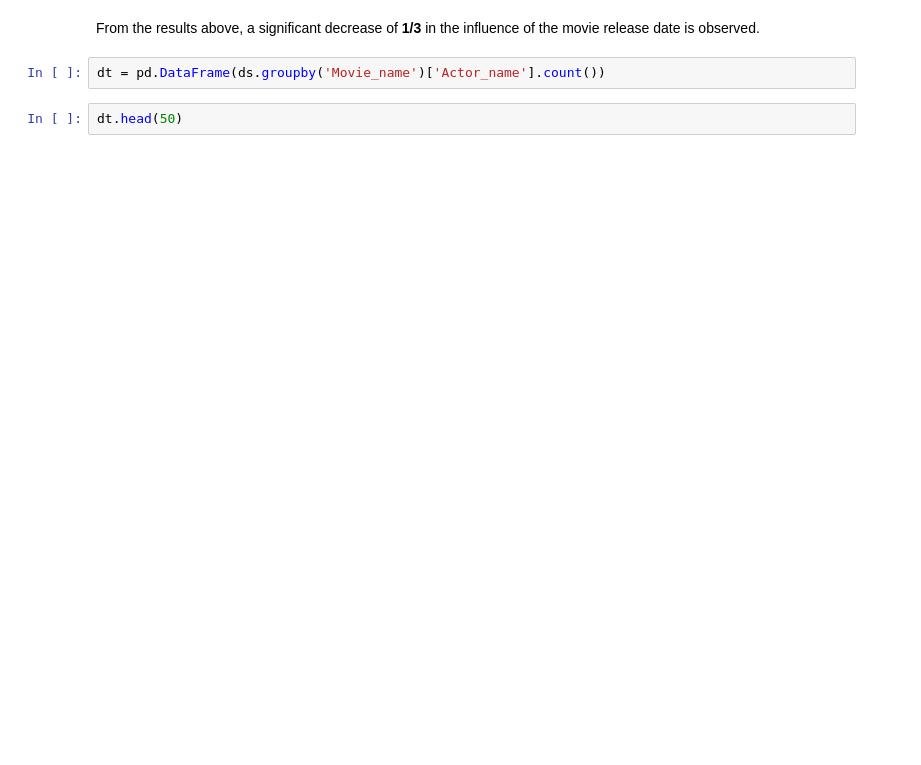
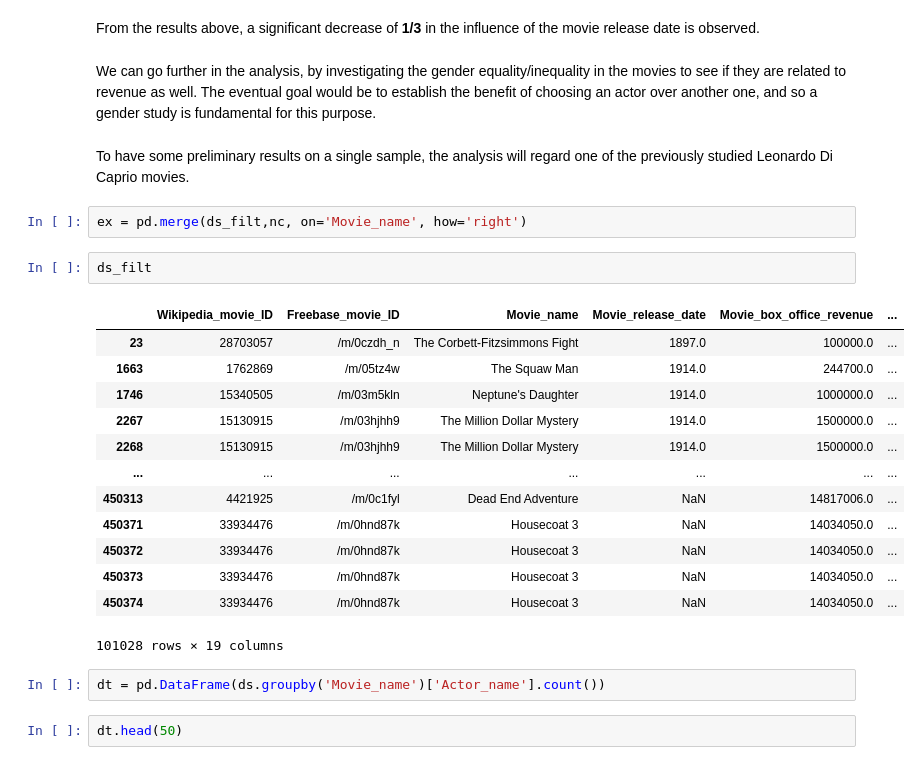
Before and after one commit to louisleger/ada-final-project, a Jupyter notebook: Project.ipynb, the cells around one changed output. Drawn from its saved outputs; the diff is of its cells as text; blank space fills up the shorter version.

```diff
--- a/Project.ipynb
+++ b/Project.ipynb
@@ -337,6 +337,28 @@ Notes:
 strong multicollinearity or other numerical problems.
 # %% [markdown]
 From the results above, a significant decrease of **1/3** in the influence of the movie release date is observed.
+# %% [markdown]
+We can go further in the analysis, by investigating the gender equality/inequality in the movies to see if they are related to revenue as well. The eventual goal would be to establish the benefit of choosing an actor over another one, and so a gender study is fundamental for this purpose.
+# %% [markdown]
+To have some preliminary results on a single sample, the analysis will regard one of the previously studied Leonardo Di Caprio movies.
+# %%
+ex = pd.merge(ds_filt,nc, on='Movie_name', how='right')
+# %%
+ds_filt
+# %% [output]
+|  | Wikipedia_movie_ID | Freebase_movie_ID | Movie_name | Movie_release_date | Movie_box_office_revenue | ... |
+| 23 | 28703057 | /m/0czdh_n | The Corbett-Fitzsimmons Fight | 1897.0 | 100000.0 | ... |
+| 1663 | 1762869 | /m/05tz4w | The Squaw Man | 1914.0 | 244700.0 | ... |
+| 1746 | 15340505 | /m/03m5kln | Neptune's Daughter | 1914.0 | 1000000.0 | ... |
+| 2267 | 15130915 | /m/03hjhh9 | The Million Dollar Mystery | 1914.0 | 1500000.0 | ... |
+| 2268 | 15130915 | /m/03hjhh9 | The Million Dollar Mystery | 1914.0 | 1500000.0 | ... |
+| ... | ... | ... | ... | ... | ... | ... |
+| 450313 | 4421925 | /m/0c1fyl | Dead End Adventure | NaN | 14817006.0 | ... |
+| 450371 | 33934476 | /m/0hnd87k | Housecoat 3 | NaN | 14034050.0 | ... |
+| 450372 | 33934476 | /m/0hnd87k | Housecoat 3 | NaN | 14034050.0 | ... |
+| 450373 | 33934476 | /m/0hnd87k | Housecoat 3 | NaN | 14034050.0 | ... |
+| 450374 | 33934476 | /m/0hnd87k | Housecoat 3 | NaN | 14034050.0 | ... |
+101028 rows × 19 columns
 # %%
 dt = pd.DataFrame(ds.groupby('Movie_name')['Actor_name'].count())
 # %%
```
Also changed, not shown: parts of 3 cells of this notebook.
